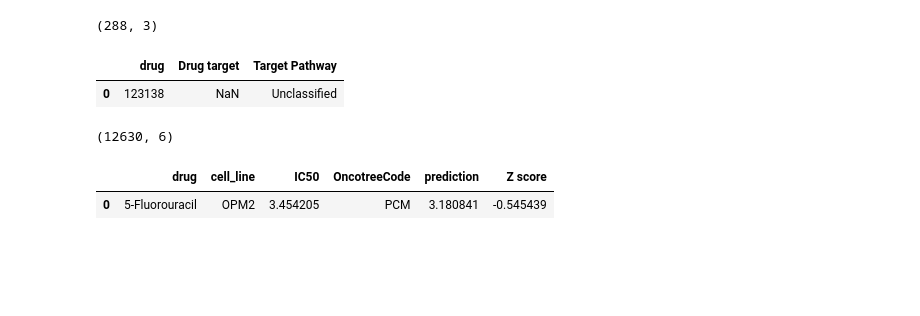
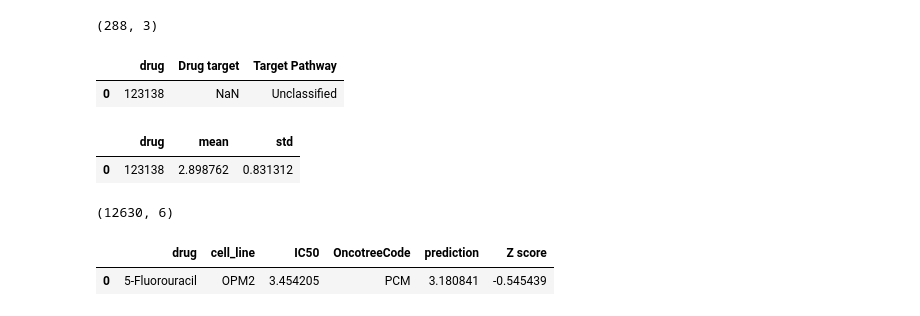
Before and after one commit to queryang/OmicsTransMCA, a Jupyter notebook: Figs/Fig4/Fig4b/敏感与拮抗药物散点图-CellBlind.ipynb, the cells around one changed output. Drawn from its saved outputs; the diff is of its cells as text; code cells hidden in the pictures; blank space fills up the shorter version.

```diff
--- a/Figs/Fig4/Fig4b/敏感与拮抗药物散点图-CellBlind.ipynb
+++ b/Figs/Fig4/Fig4b/敏感与拮抗药物散点图-CellBlind.ipynb
@@ -41,6 +41,13 @@ df_drug_target.head(1)
 (288, 3)
 |  | drug | Drug target | Target Pathway |
 | 0 | 123138 | NaN | Unclassified |
+# %%
+df_gdsc_mean_std = pd.read_csv('gdsc_drug_mean_std.csv')
+df_gdsc_mean_std.columns = ['drug', 'mean', 'std']
+df_gdsc_mean_std.head(1)
+# %% [output]
+|  | drug | mean | std |
+| 0 | 123138 | 2.898762 | 0.831312 |
 # %%
 # 将df_cell_blind和df_gdsc合并，按照drug和cell_line合并,df_cell_blind为主
 df = pd.merge(df_cell_blind,df_gdsc,on=['drug','cell_line'],how='inner')
```
Also changed, not shown: parts of 2 cells of this notebook, 4 other files.
